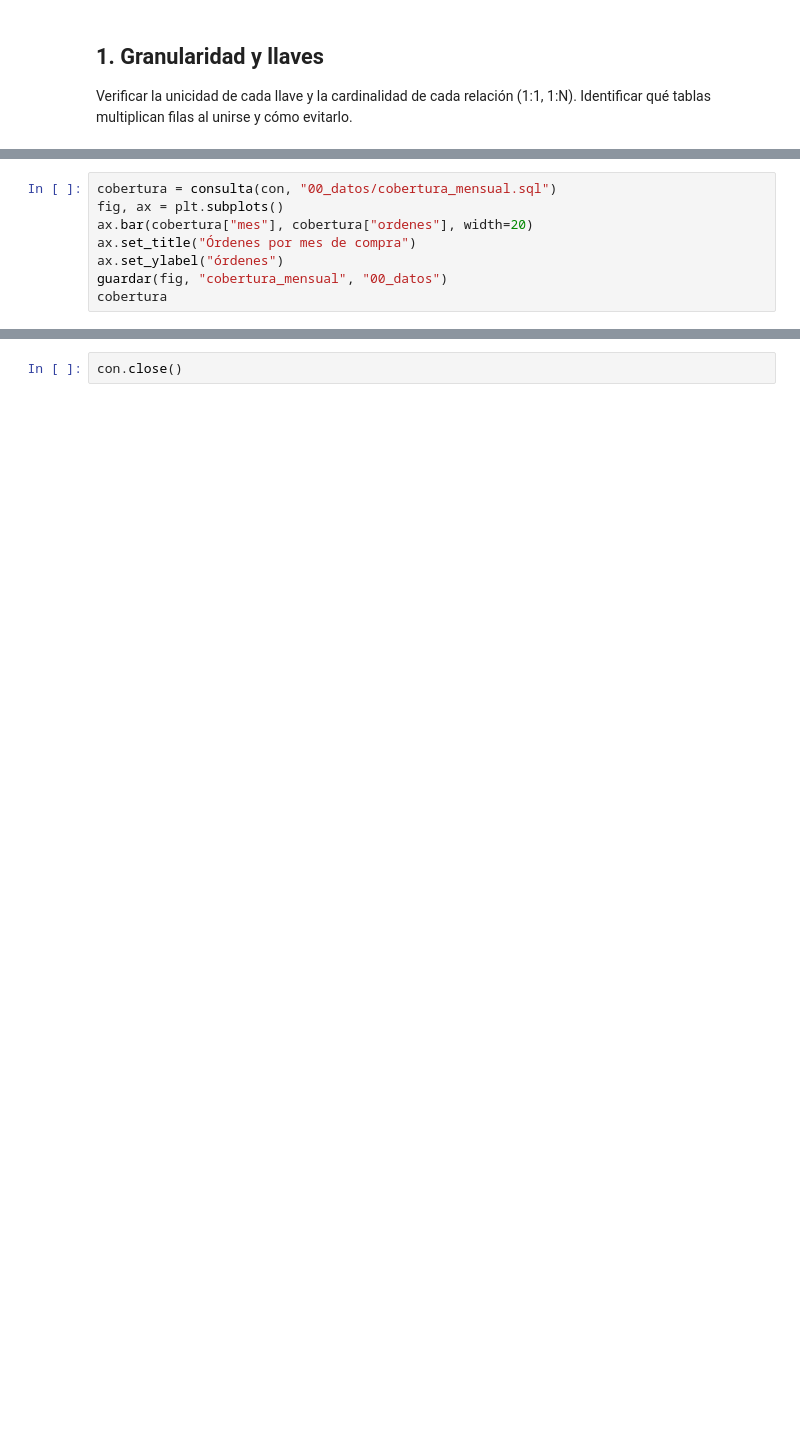
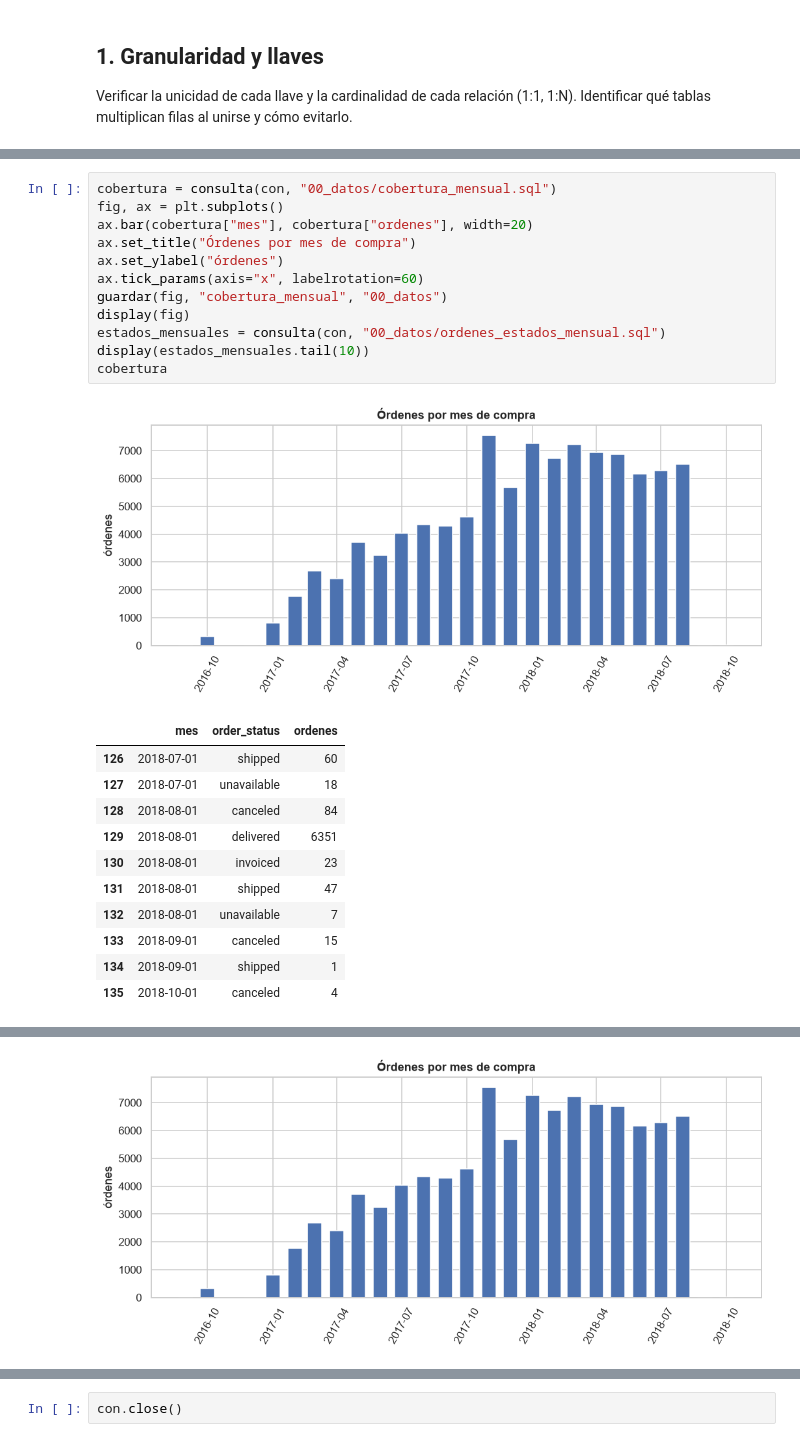
Before and after one commit to tomasguzman0925-ship-it/Taller-ML, a Jupyter notebook: notebooks/00_datos.ipynb, the cells around one changed output, grey strips where cells are left out. Cells and saved outputs as stored; diff of their text form; blank space fills up the shorter version.

```diff
--- a/notebooks/00_datos.ipynb
+++ b/notebooks/00_datos.ipynb
@@ -69,8 +174,25 @@ Hay meses al inicio y al final con muy pocas órdenes. Definir el rango a usar y
 # %%
 cobertura = consulta(con, "00_datos/cobertura_mensual.sql")
 fig, ax = plt.subplots()
 ax.bar(cobertura["mes"], cobertura["ordenes"], width=20)
 ax.set_title("Órdenes por mes de compra")
 ax.set_ylabel("órdenes")
+ax.tick_params(axis="x", labelrotation=60)
 guardar(fig, "cobertura_mensual", "00_datos")
+display(fig)
+estados_mensuales = consulta(con, "00_datos/ordenes_estados_mensual.sql")
+display(estados_mensuales.tail(10))
 cobertura
+# %% [output]
+[figure, added]
+|  | mes | order_status | ordenes |
+| 126 | 2018-07-01 | shipped | 60 |
+| 127 | 2018-07-01 | unavailable | 18 |
+| 128 | 2018-08-01 | canceled | 84 |
+| 129 | 2018-08-01 | delivered | 6351 |
+| 130 | 2018-08-01 | invoiced | 23 |
+| 131 | 2018-08-01 | shipped | 47 |
+| 132 | 2018-08-01 | unavailable | 7 |
+| 133 | 2018-09-01 | canceled | 15 |
+| 134 | 2018-09-01 | shipped | 1 |
+| 135 | 2018-10-01 | canceled | 4 |
@@ -77 +216,2 @@ cobertura
+[figure, added]
 # %%
```
Also changed, not shown: parts of 17 cells of this notebook, 17 other files.
